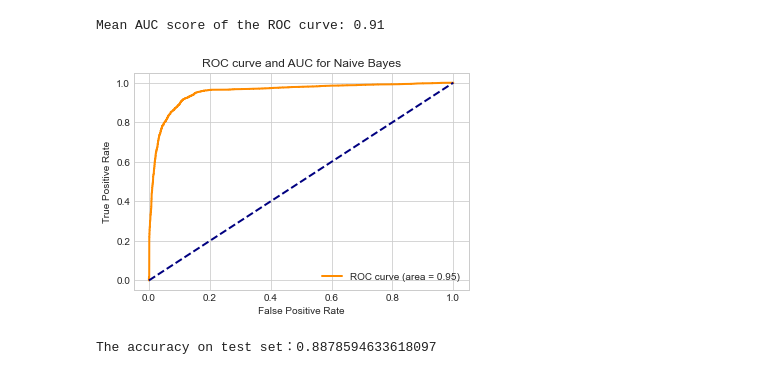
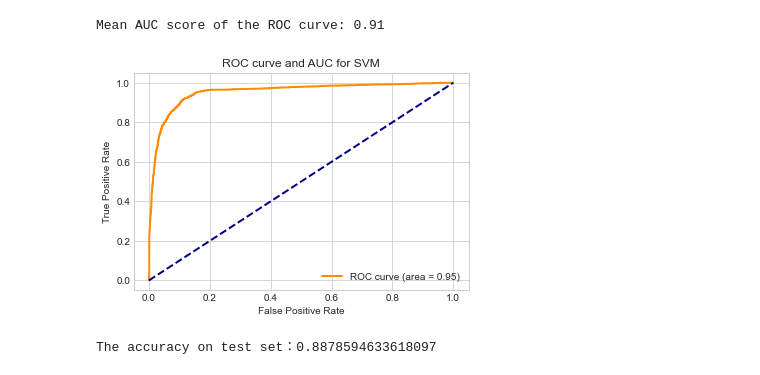
Before and after one commit to Pscmar/DataMining-proj, a Jupyter notebook: Task-1/model.ipynb, the cells around one changed output. Saved outputs shown, nothing was run; the diff lists cells and outputs as text; code cells hidden in the pictures.

Commit message:
modify SVM plot

```diff
--- a/Task-1/model.ipynb
+++ b/Task-1/model.ipynb
@@ -283,17 +283,17 @@ Mean AUC score of the ROC curve: 0.91
 # %%
 # Plot the ROC curve
 fpr, tpr, _ = roc_curve(y_test, best_svc.predict_proba(X_test)[:, 1])
 roc_auc = auc(fpr, tpr)
 
 plt.plot(fpr, tpr, color='darkorange', lw=2, label='ROC curve (area = %0.2f)' % roc_auc)
 plt.plot([0, 1], [0, 1], color='navy', lw=2, linestyle='--')
 plt.xlabel('False Positive Rate')
 plt.ylabel('True Positive Rate')
-plt.title('ROC curve and AUC for Naive Bayes')
+plt.title('ROC curve and AUC for SVM')
 plt.legend(loc="lower right")
 plt.show()
 # %% [output]
-[figure, old version]
+[figure, new version]
 # %%
 # Evaluate the model on test set
 y_pred = best_svc.predict(X_test)
```
